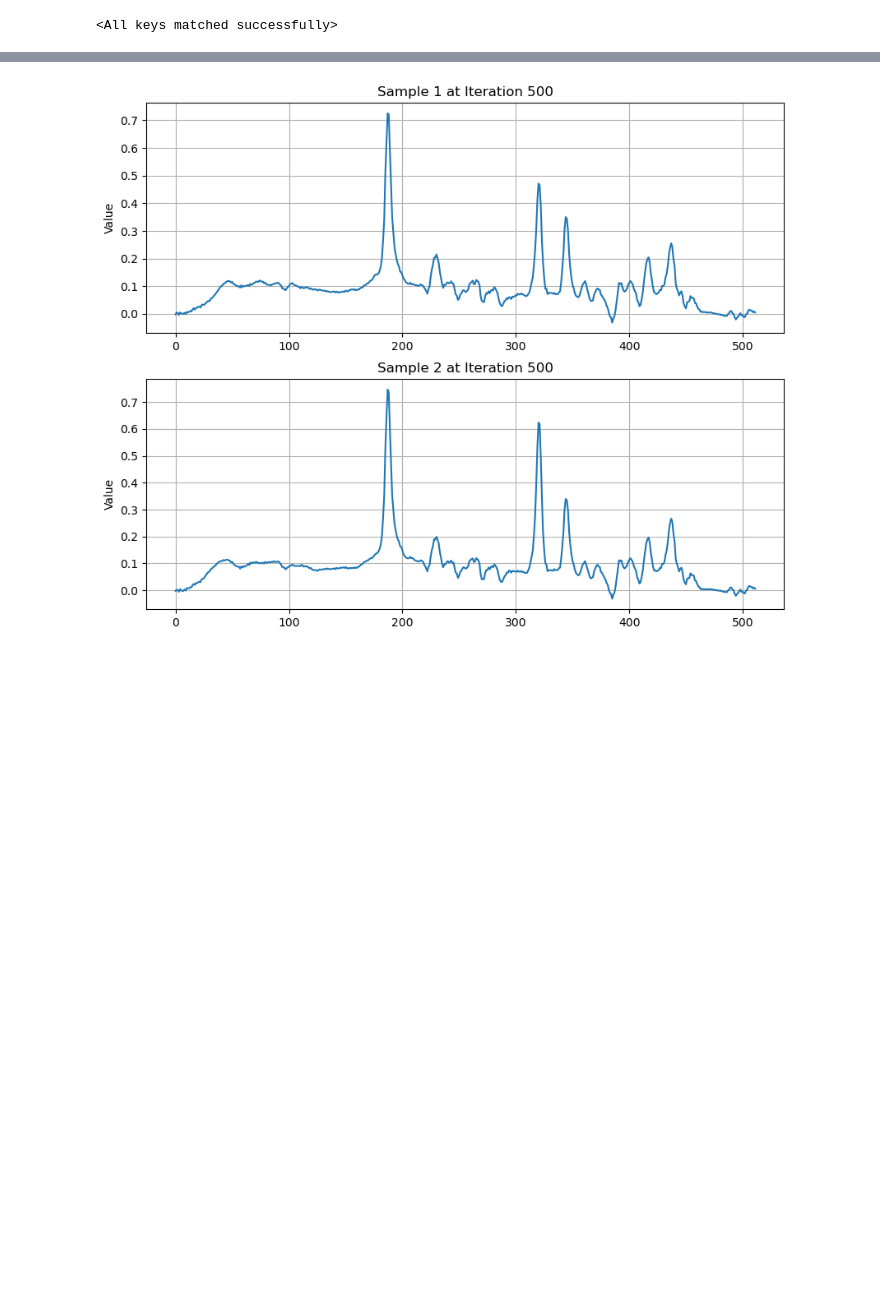
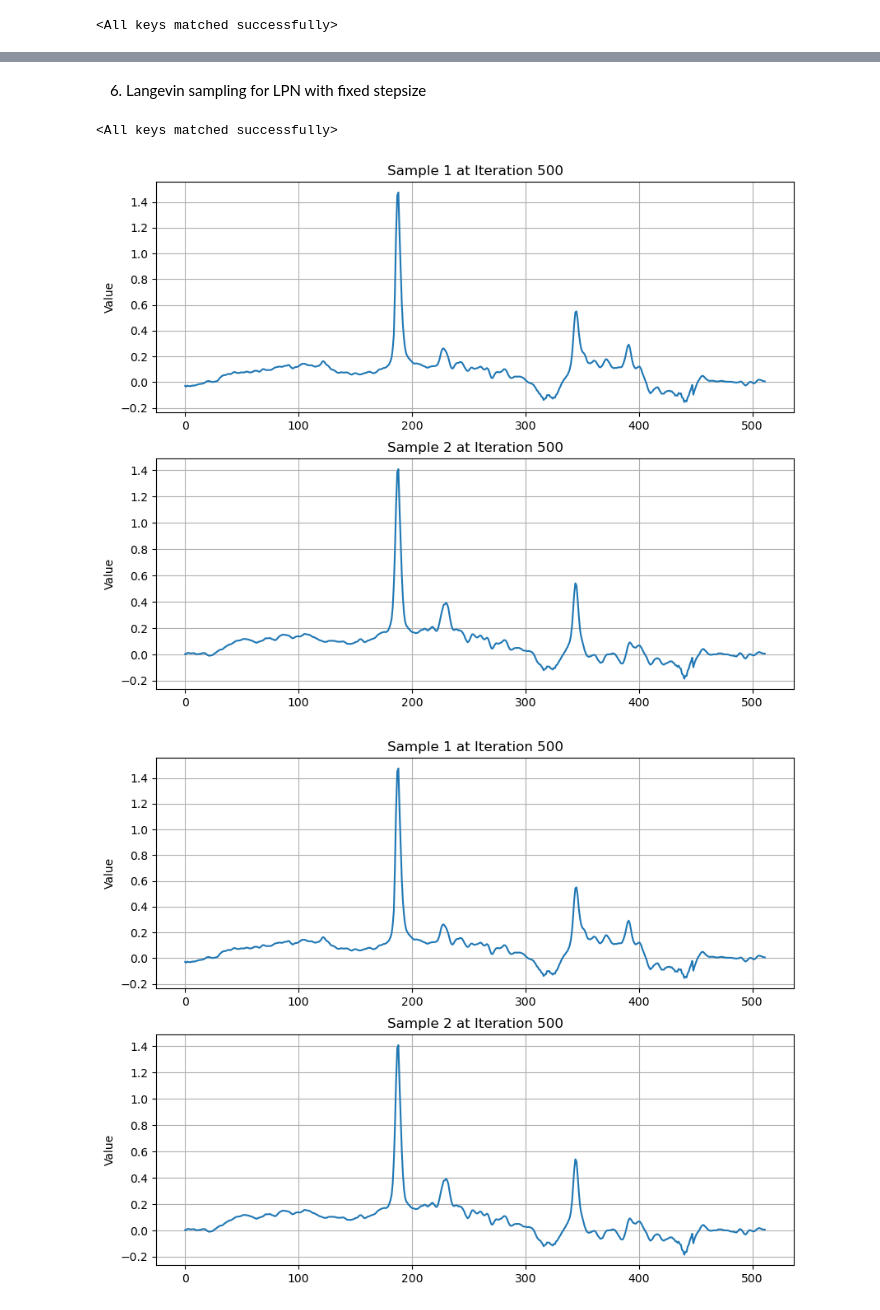
Before and after one commit to break-the-wa11/lpn_mrs, a Jupyter notebook: temp_code/test_sample.ipynb, the cells around one changed output, grey strips where cells are left out. Saved outputs shown, nothing was run; the diff lists cells and outputs as text; code cells hidden in the pictures; blank space fills up the shorter version.

```diff
--- a/temp_code/test_sample.ipynb
+++ b/temp_code/test_sample.ipynb
@@ -47,0 +65,2 @@ noise_final = 0.01
+# %%
+tree = KDTree(all_samples)
@@ -53,34 +365,54 @@ model.load_state_dict(torch.load(f"../weights/lpn_cond_mrs_h_{hidden}_k_{kernel}
+# %%
+x_lpn_np = x_lpn.squeeze(1).detach().numpy()
+plt.figure(figsize=(12,6))
+for i in range(len(x_lpn_np)):
+    plt.plot(x_lpn_np[i,:])
+plt.title('LPN Generated samples')
+plt.ylim(-0.5, 1.5)
+plt.show()
+# %% [markdown]
+6. Langevin sampling for LPN with fixed stepsize
+# %%
+kernel = 3
+hidden = 30
+sigma = 0.01
+max_iter = 500
+model_name = 'LPN'
+
+model = LPN(in_dim = 1, hidden=hidden, kernel=kernel, beta=10, alpha=1e-6)
+model.load_state_dict(torch.load(f"../weights/{model_name.lower()}_mrs_h_{hidden}_k_{kernel}_n_({sigma}_{sigma})/LPN_best.pt"))
+# %% [output]
+<All keys matched successfully>
 # %%
-sample_projections = []
+x_lpn_uncond = np.tile(x0, (n_samples, 1))
+x_lpn_uncond = torch.tensor(x_lpn_uncond).unsqueeze(1)
+
+projections_lpn_uncond = []
 
 plt.ion()  # Enable interactive mode for real-time plotting
-fig, axs = plt.subplots(n_samples, 1, figsize=(10, 8))
+fig, axs = plt.subplots(2, 1, figsize=(10, 8))
 
-for it in range(500):
-    # sigma = noise_init * (noise_final / noise_init) ** (it / 500)
-    sigma = noise_init - (noise_init - noise_final) * (it / 500)
-    noise_levels = torch.full((n_samples,1), sigma)
-    x = model(x + torch.randn_like(x) * sigma * np.sqrt(2), noise_levels)
-
-    current_sample = x.squeeze(1).detach().cpu().numpy()
-    sample_proj = (current_sample - mean) @ pc_vector.T
-    sample_projections.append(sample_proj)
+for it in range(max_iter):
+    current_sample = x_lpn_uncond.squeeze(1).detach().cpu().numpy()
+    proj = (current_sample - mean) @ pc_vector.T
+    projections_lpn_uncond.append(proj)
 
     clear_output(wait=True)
 
-    for i in range(n_samples):
+    for i in range(2):
         axs[i].cla()  # Clear axes
-        axs[i].plot(x[i, 0].detach().numpy())
+        axs[i].plot(current_sample[i])
         axs[i].set_title(f'Sample {i + 1} at Iteration {it + 1}')
         axs[i].set_ylabel('Value')
         axs[i].grid(True)
 
     display(fig)
 
-    plt.pause(0.01)  # Wait for a brief moment to display the updated plots
+    x_lpn_uncond = model(x_lpn_uncond + torch.randn_like(x_lpn_uncond) * sigma * np.sqrt(2))
 
 # After the loop, keep the plot open
 plt.ioff()  # Disable interactive mode
 plt.show()
 # %% [output]
-[figure, old version]
+[figure, new version]
+[figure, added]
```
Also changed, not shown: parts of 28 cells of this notebook, 22 other files.
